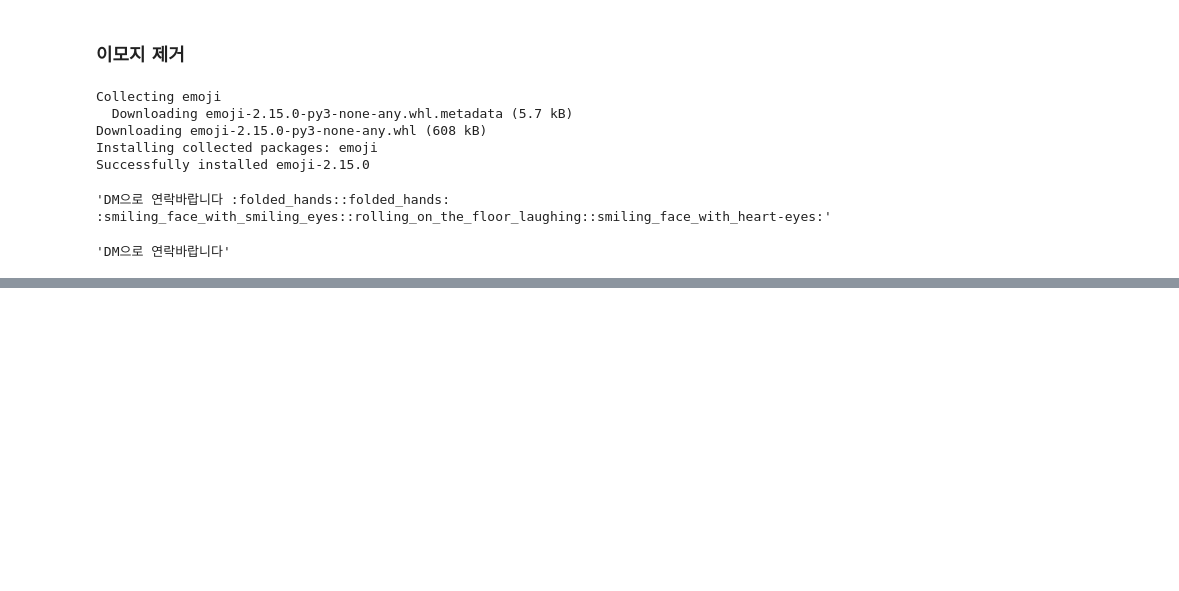
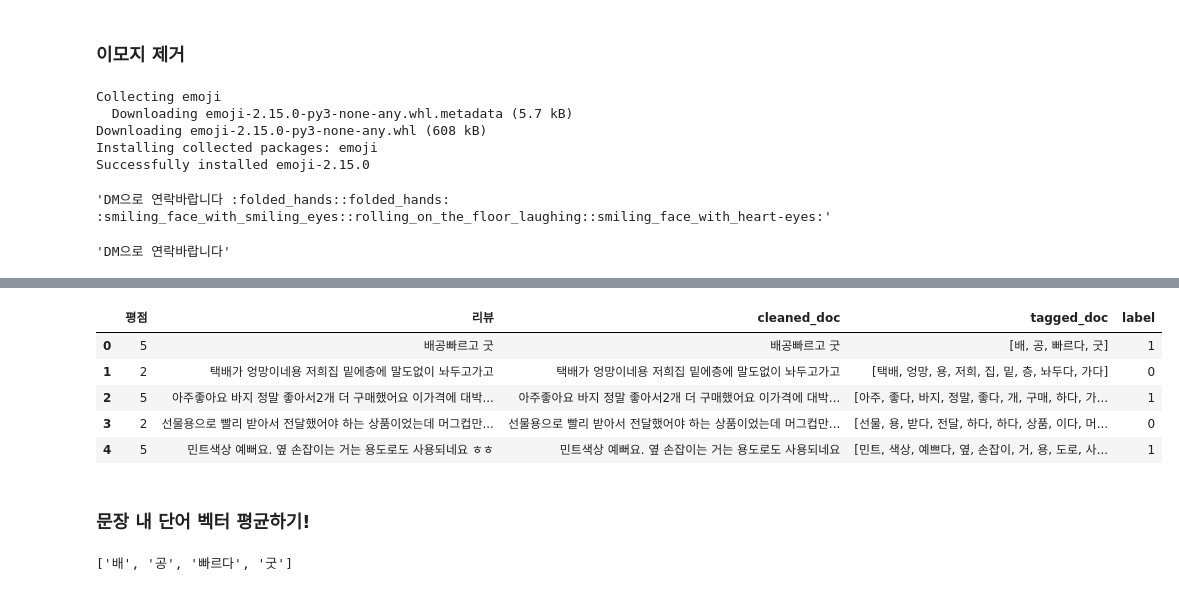
Before and after one commit to gph05010/Daily-Study-Log-TextMining, a Jupyter notebook: TextMining/ex02_상품_리뷰_데이터_감성_분석.ipynb, the cells around one changed output, grey strips where cells are left out. Cells and saved outputs as stored; diff of their text form; code cells hidden in the pictures; blank space fills up the shorter version.

```diff
--- a/TextMining/ex02_상품_리뷰_데이터_감성_분석.ipynb
+++ b/TextMining/ex02_상품_리뷰_데이터_감성_분석.ipynb
@@ -175,0 +627,9 @@ emoji.replace_emoji(temp).strip() # strip() : 뒤에 남은 띄어쓰기 제거
+# %%
+# 라벨 붙이기
+label = []
+for rating in data["평점"] :
+  if rating > 3 :
+    label.append(1) # 긍정(1) 추가
+  else :
+    label.append(0) # 부정(0) 추가
+label
@@ -175,0 +654,13 @@ emoji.replace_emoji(temp).strip() # strip() : 뒤에 남은 띄어쓰기 제거
+# %%
+data["label"] = label
+# %%
+data.head()
+# %% [output]
+|  | 평점 | 리뷰 | cleaned_doc | tagged_doc | label |
+| 0 | 5 | 배공빠르고 굿 | 배공빠르고 굿 | [배, 공, 빠르다, 굿] | 1 |
+| 1 | 2 | 택배가 엉망이네용 저희집 밑에층에 말도없이 놔두고가고 | 택배가 엉망이네용 저희집 밑에층에 말도없이 놔두고가고 | [택배, 엉망, 용, 저희, 집, 밑, 층, 놔두다, 가다] | 0 |
+| 2 | 5 | 아주좋아요 바지 정말 좋아서2개 더 구매했어요 이가격에 대박... | 아주좋아요 바지 정말 좋아서2개 더 구매했어요 이가격에 대박... | [아주, 좋다, 바지, 정말, 좋다, 개, 구매, 하다, 가... | 1 |
+| 3 | 2 | 선물용으로 빨리 받아서 전달했어야 하는 상품이었는데 머그컵만... | 선물용으로 빨리 받아서 전달했어야 하는 상품이었는데 머그컵만... | [선물, 용, 받다, 전달, 하다, 하다, 상품, 이다, 머... | 0 |
+| 4 | 5 | 민트색상 예뻐요. 옆 손잡이는 거는 용도로도 사용되네요 ㅎㅎ | 민트색상 예뻐요. 옆 손잡이는 거는 용도로도 사용되네요 | [민트, 색상, 예쁘다, 옆, 손잡이, 거, 용, 도로, 사... | 1 |
+# %% [markdown]
+### 문장 내 단어 벡터 평균하기!
@@ -175,0 +688,4 @@ emoji.replace_emoji(temp).strip() # strip() : 뒤에 남은 띄어쓰기 제거
+# %%
+data["tagged_doc"].iloc[0]
+# %% [output]
+['배', '공', '빠르다', '굿']
```
Also changed, not shown: parts of 46 cells of this notebook.
